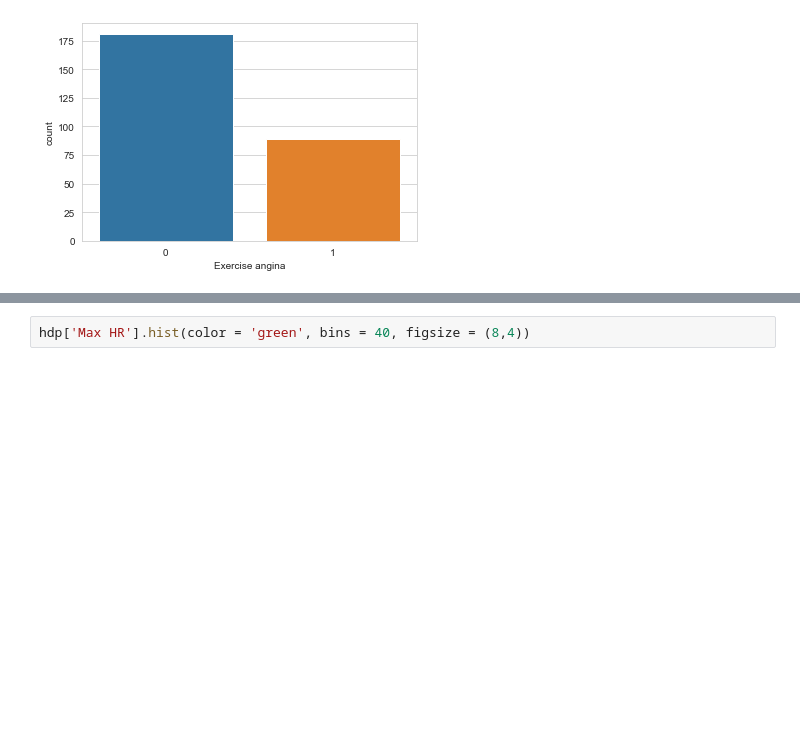
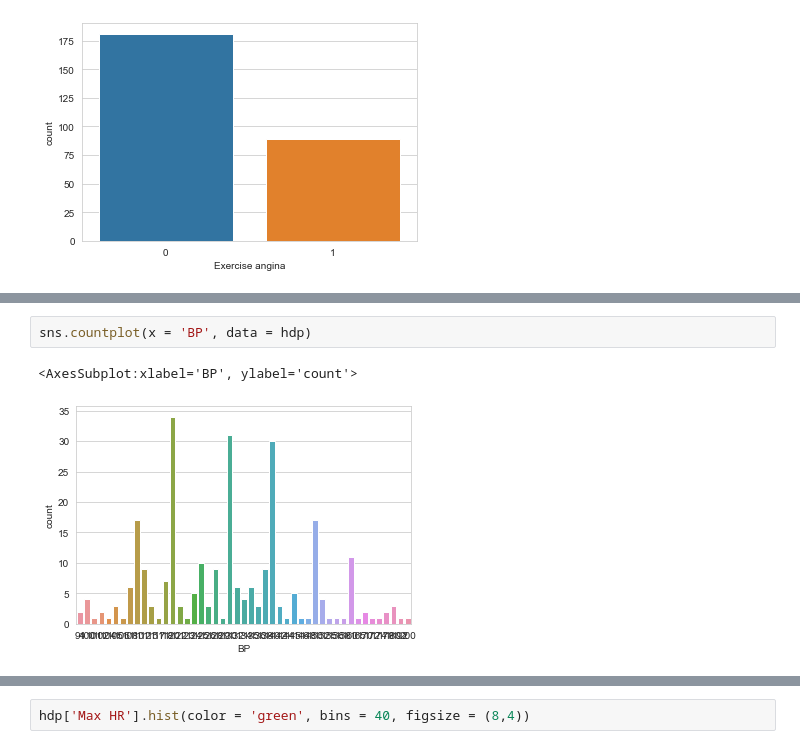
Before and after one commit to 35Vader/DAA-Trabalho, a Jupyter notebook: DatasetHDP.ipynb, the cells around one changed output, grey strips where cells are left out. Cells and saved outputs as stored; diff of their text form; blank space fills up the shorter version.

```diff
--- a/DatasetHDP.ipynb
+++ b/DatasetHDP.ipynb
@@ -256,0 +288,5 @@ sns.countplot(x = 'Exercise angina', data = hdp)
+# %%
+sns.countplot(x = 'BP', data = hdp)
+# %% [output]
+<AxesSubplot:xlabel='BP', ylabel='count'>
+[figure, added]
```
Also changed, not shown: parts of 17 cells of this notebook, 1 other file.
